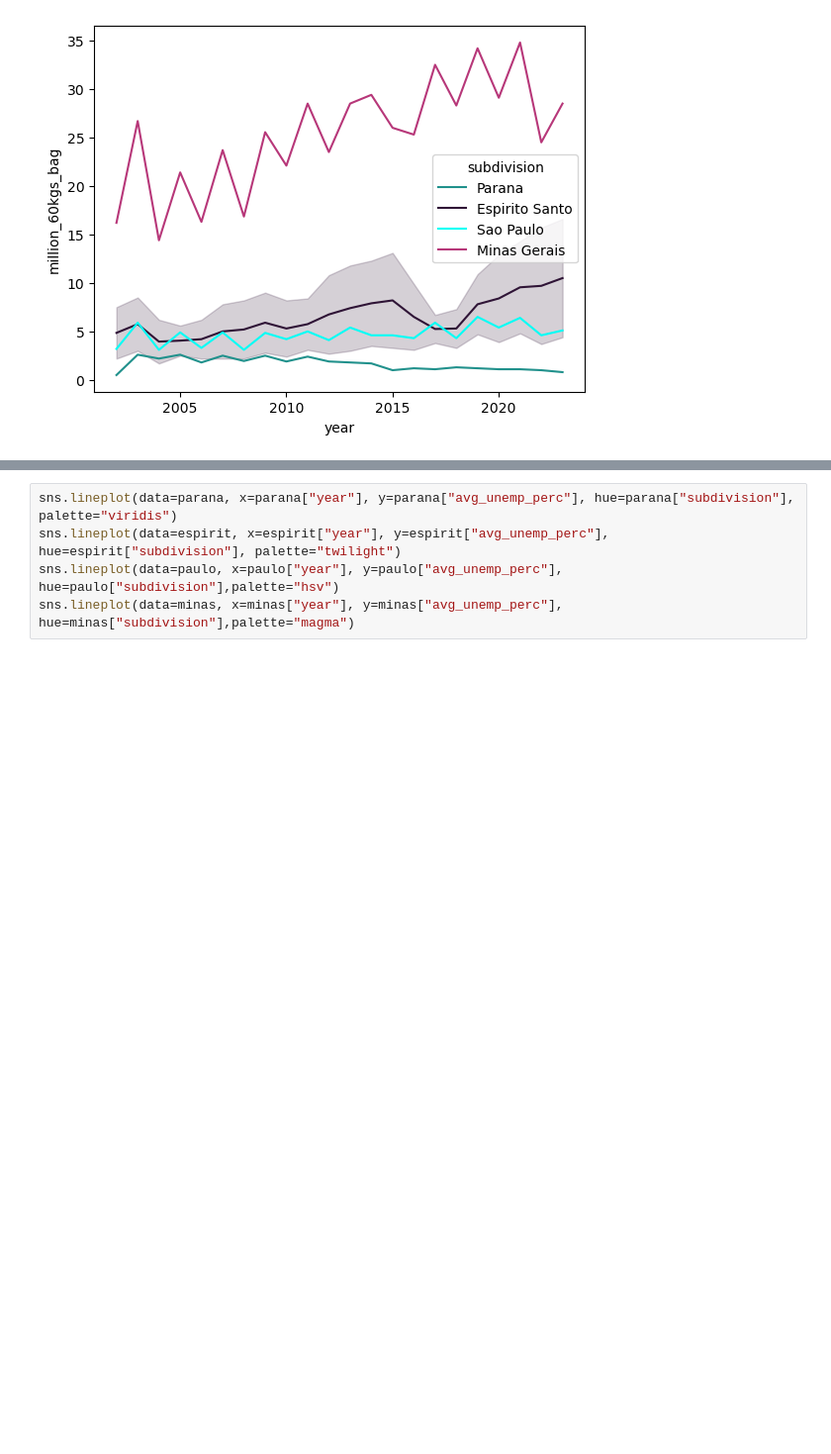
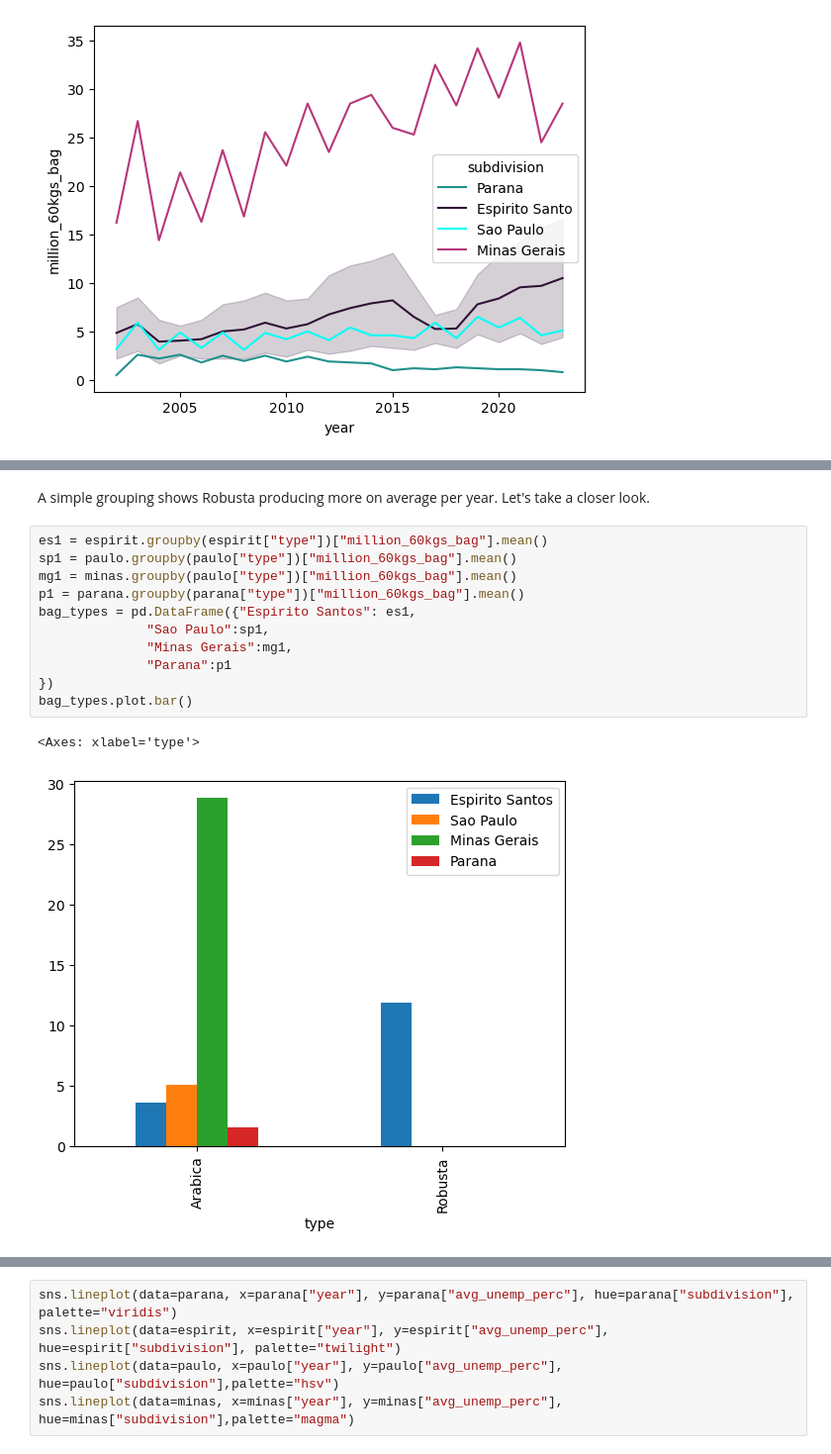
Before and after one commit to theslater11/WeatherDataMG, a Jupyter notebook: weather_api/notebooks/explore_weather.ipynb, the cells around one changed output, grey strips where cells are left out. Shown: that part at 99% size. Saved outputs shown, nothing was run; the diff lists cells and outputs as text; blank space fills up the shorter version.

```diff
--- a/weather_api/notebooks/explore_weather.ipynb
+++ b/weather_api/notebooks/explore_weather.ipynb
@@ -51,0 +59,17 @@ However, other regions of Brazil are experiancing much lower variation per crop.
+# %% [markdown]
+A simple grouping shows Robusta producing more on average per year.
+Let's take a closer look.
+# %%
+es1 = espirit.groupby(espirit["type"])["million_60kgs_bag"].mean()
+sp1 = paulo.groupby(paulo["type"])["million_60kgs_bag"].mean()
+mg1 = minas.groupby(paulo["type"])["million_60kgs_bag"].mean()
+p1 = parana.groupby(parana["type"])["million_60kgs_bag"].mean()
+bag_types = pd.DataFrame({"Espirito Santos": es1,
+              "Sao Paulo":sp1,
+              "Minas Gerais":mg1,
+              "Parana":p1
+})
+bag_types.plot.bar()
+# %% [output]
+<Axes: xlabel='type'>
+[figure, added]
```
Also changed, not shown: parts of 10 cells of this notebook.
